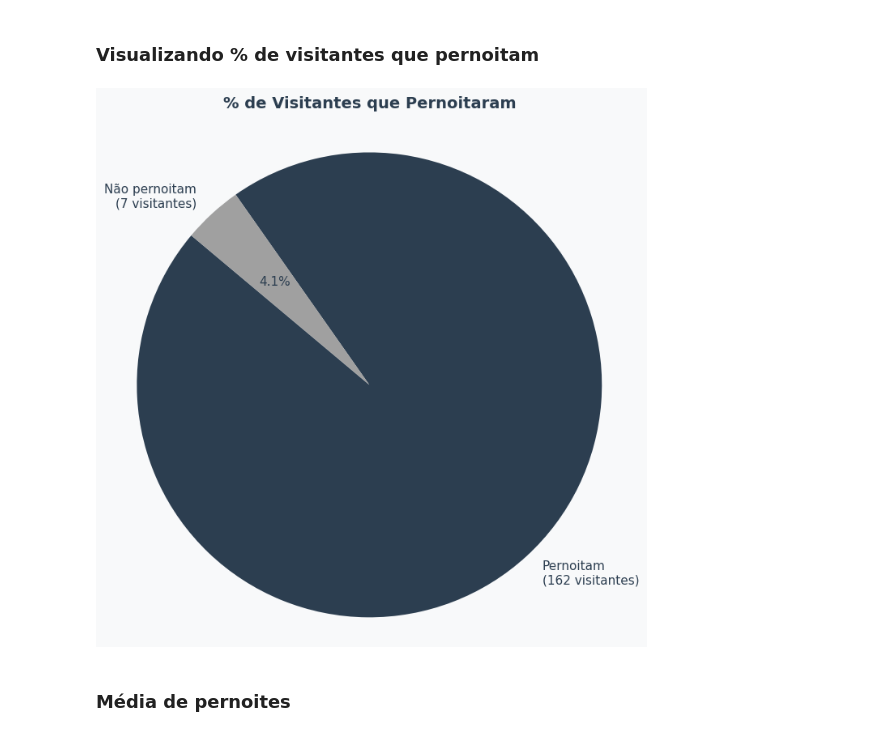
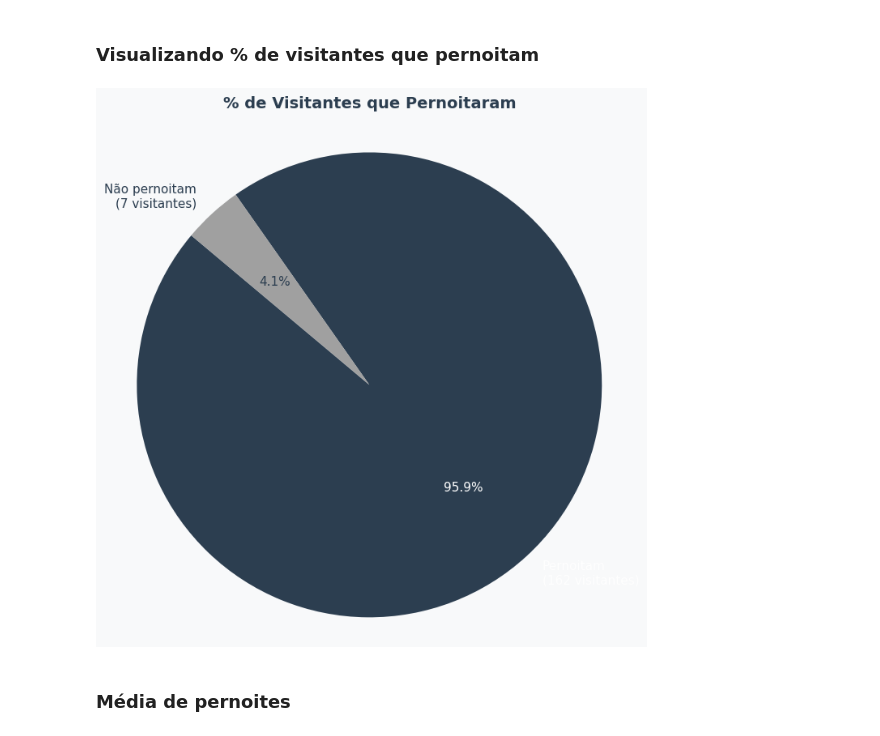
Before and after one commit to larissalvesds/Grupo7_ProjetoFinal, a Jupyter notebook: Notebooks/Visualizações_gastos_e_consumo_projeto_final.ipynb, the cells around one changed output. Cells and saved outputs as stored; diff of their text form; code cells hidden in the pictures.

Commit message:
Atualização de gráficos

```diff
--- a/Notebooks/Visualizações_gastos_e_consumo_projeto_final.ipynb
+++ b/Notebooks/Visualizações_gastos_e_consumo_projeto_final.ipynb
@@ -15,37 +15,46 @@ total_visitantes = 169
 
 # Cálculos
 qtd_pernoitam = round(total_visitantes * (perc_pernoitam / 100))
 qtd_nao_pernoitam = total_visitantes - qtd_pernoitam
 
 dados_pernoite = {
     "Categoria": ["Pernoitam", "Não pernoitam"],
     "Valor": [perc_pernoitam, 100 - perc_pernoitam],
     "Quantidade": [qtd_pernoitam, qtd_nao_pernoitam]
 }
 
-# Cores
+# Cores das fatias
 cores = ["#2c3e50", "#a0a0a0"]
+
+# Cores dos rótulos (Texto interno e Porcentagem)
+cores_texto = ['white', '#2c3e50']
 
 # Gráfico de pizza
 fig, ax = plt.subplots(figsize=(7,7), facecolor="#f8f9fa")
 wedges, texts, autotexts = ax.pie(
     dados_pernoite["Valor"],
     labels=[f"{cat}\n({qtd} visitantes)" for cat, qtd in zip(dados_pernoite["Categoria"], dados_pernoite["Quantidade"])],
     autopct='%1.1f%%',
     colors=cores,
-    startangle=140,
-    textprops={'fontsize': 11, 'color': '#2c3e50'}  # só mudamos a cor da letra aqui
+    startangle=140
 )
+
+# Atualiza a cor dos rótulos (rótulos de texto e porcentagens)
+for i, (text, autotext) in enumerate(zip(texts, autotexts)):
+    text.set_color(cores_texto[i])
+    autotext.set_color(cores_texto[i])
+    text.set_fontsize(11)
+    autotext.set_fontsize(11)
 
 # Estilo do título
 plt.title("% de Visitantes que Pernoitaram", fontsize=14, fontweight="bold", color="#2c3e50", pad=20)
 
 # Configurações do gráfico
 plt.axis('equal')
 plt.tight_layout()
 plt.show()
 # %% [output]
-[figure, old version]
+[figure, new version]
 # %% [markdown]
 ### Média de pernoites
 # %%
```
Also changed, not shown: parts of 2 cells of this notebook.
